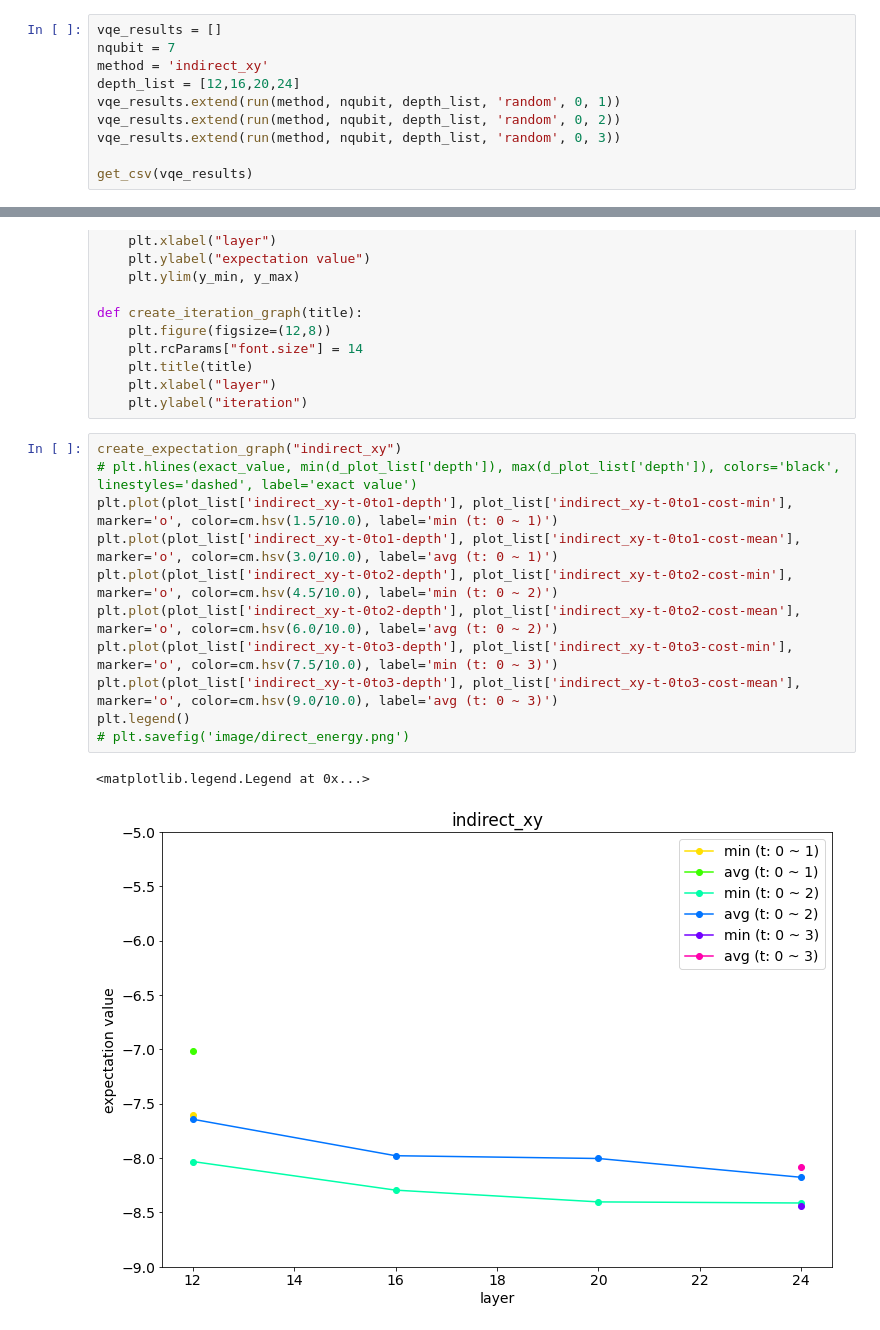
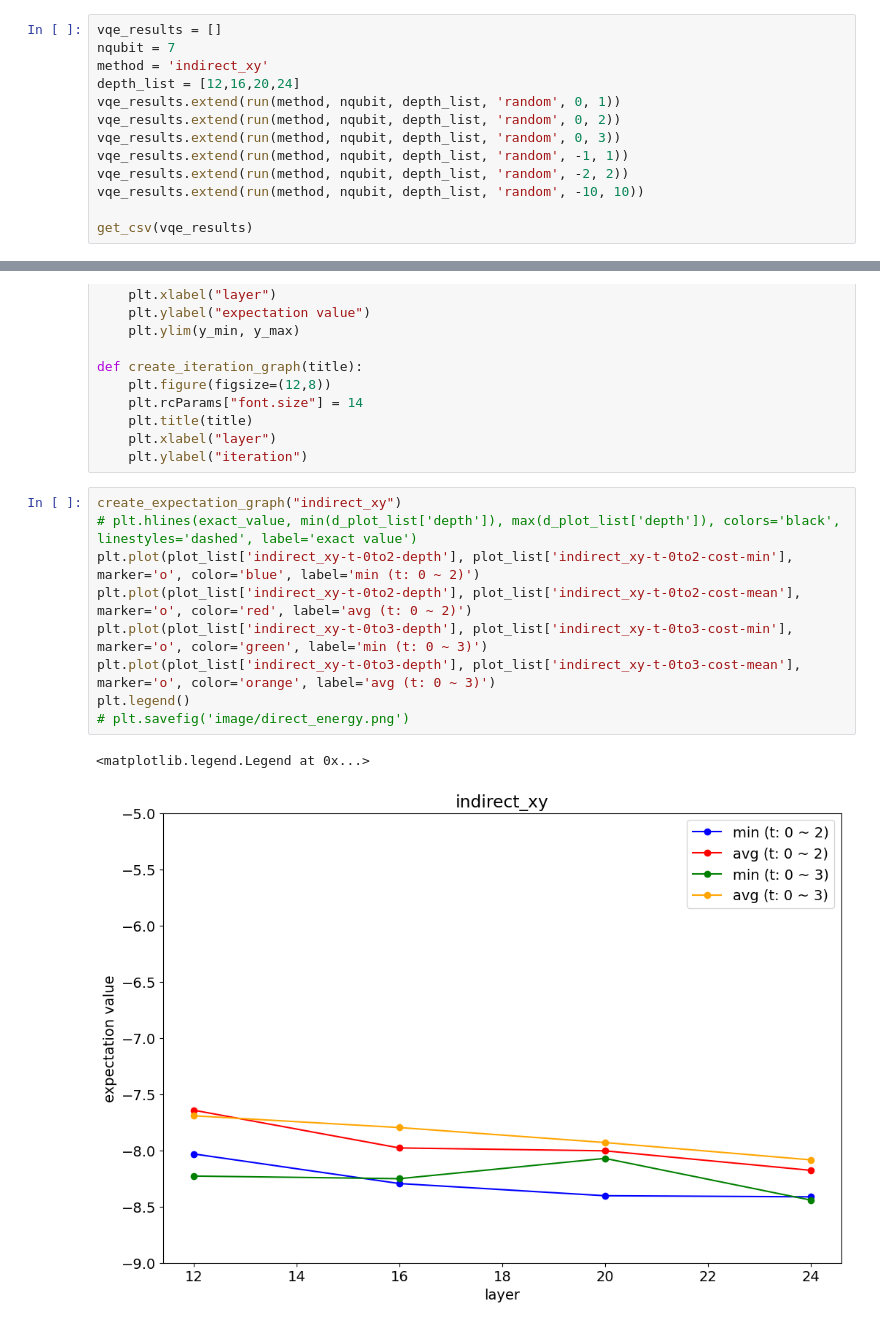
Before and after one commit to tanan/qsimu, a Jupyter notebook: qulacs/apps/vqe_v2/vqe_time_dependencies.ipynb, the cells around one changed output, grey strips where cells are left out. Cells and saved outputs as stored; diff of their text form.

```diff
--- a/qulacs/apps/vqe_v2/vqe_time_dependencies.ipynb
+++ b/qulacs/apps/vqe_v2/vqe_time_dependencies.ipynb
@@ -29,6 +29,9 @@ depth_list = [12,16,20,24]
 vqe_results.extend(run(method, nqubit, depth_list, 'random', 0, 1))
 vqe_results.extend(run(method, nqubit, depth_list, 'random', 0, 2))
 vqe_results.extend(run(method, nqubit, depth_list, 'random', 0, 3))
+vqe_results.extend(run(method, nqubit, depth_list, 'random', -1, 1))
+vqe_results.extend(run(method, nqubit, depth_list, 'random', -2, 2))
+vqe_results.extend(run(method, nqubit, depth_list, 'random', -10, 10))
 
 get_csv(vqe_results)
 # %% [output]
@@ -75,14 +89,12 @@ def create_iteration_graph(title):
 # %%
 create_expectation_graph("indirect_xy")
 # plt.hlines(exact_value, min(d_plot_list['depth']), max(d_plot_list['depth']), colors='black', linestyles='dashed', label='exact value')
-plt.plot(plot_list['indirect_xy-t-0to1-depth'], plot_list['indirect_xy-t-0to1-cost-min'], marker='o', color=cm.hsv(1.5/10.0), label='min (t: 0 ~ 1)')
-plt.plot(plot_list['indirect_xy-t-0to1-depth'], plot_list['indirect_xy-t-0to1-cost-mean'], marker='o', color=cm.hsv(3.0/10.0), label='avg (t: 0 ~ 1)')
-plt.plot(plot_list['indirect_xy-t-0to2-depth'], plot_list['indirect_xy-t-0to2-cost-min'], marker='o', color=cm.hsv(4.5/10.0), label='min (t: 0 ~ 2)')
-plt.plot(plot_list['indirect_xy-t-0to2-depth'], plot_list['indirect_xy-t-0to2-cost-mean'], marker='o', color=cm.hsv(6.0/10.0), label='avg (t: 0 ~ 2)')
-plt.plot(plot_list['indirect_xy-t-0to3-depth'], plot_list['indirect_xy-t-0to3-cost-min'], marker='o', color=cm.hsv(7.5/10.0), label='min (t: 0 ~ 3)')
-plt.plot(plot_list['indirect_xy-t-0to3-depth'], plot_list['indirect_xy-t-0to3-cost-mean'], marker='o', color=cm.hsv(9.0/10.0), label='avg (t: 0 ~ 3)')
+plt.plot(plot_list['indirect_xy-t-0to2-depth'], plot_list['indirect_xy-t-0to2-cost-min'], marker='o', color='blue', label='min (t: 0 ~ 2)')
+plt.plot(plot_list['indirect_xy-t-0to2-depth'], plot_list['indirect_xy-t-0to2-cost-mean'], marker='o', color='red', label='avg (t: 0 ~ 2)')
+plt.plot(plot_list['indirect_xy-t-0to3-depth'], plot_list['indirect_xy-t-0to3-cost-min'], marker='o', color='green', label='min (t: 0 ~ 3)')
+plt.plot(plot_list['indirect_xy-t-0to3-depth'], plot_list['indirect_xy-t-0to3-cost-mean'], marker='o', color='orange', label='avg (t: 0 ~ 3)')
 plt.legend()
 # plt.savefig('image/direct_energy.png')
 # %% [output]
 <matplotlib.legend.Legend at 0x...>
-[figure, old version]
+[figure, new version]
```
Also changed, not shown: parts of 2 cells of this notebook, 2 other files.
